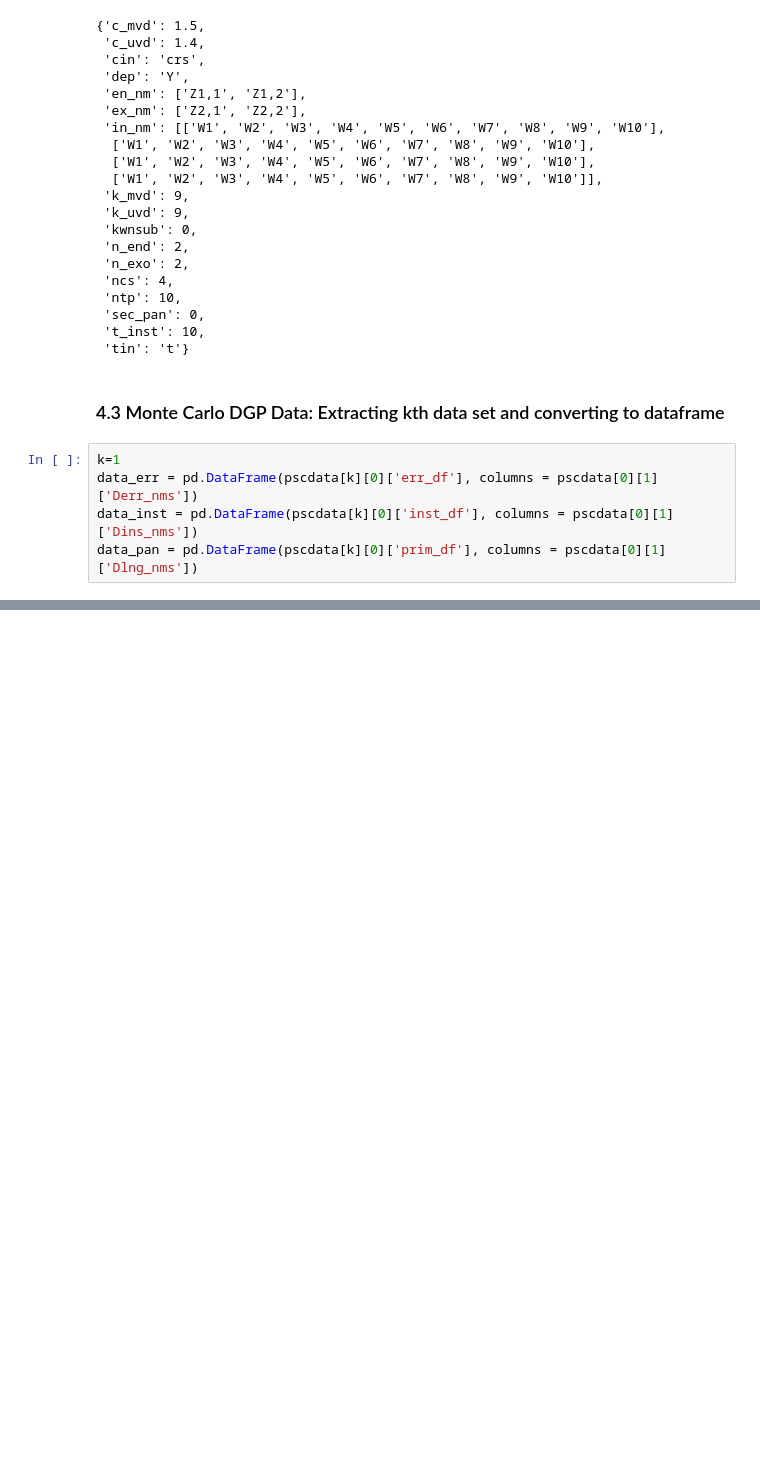
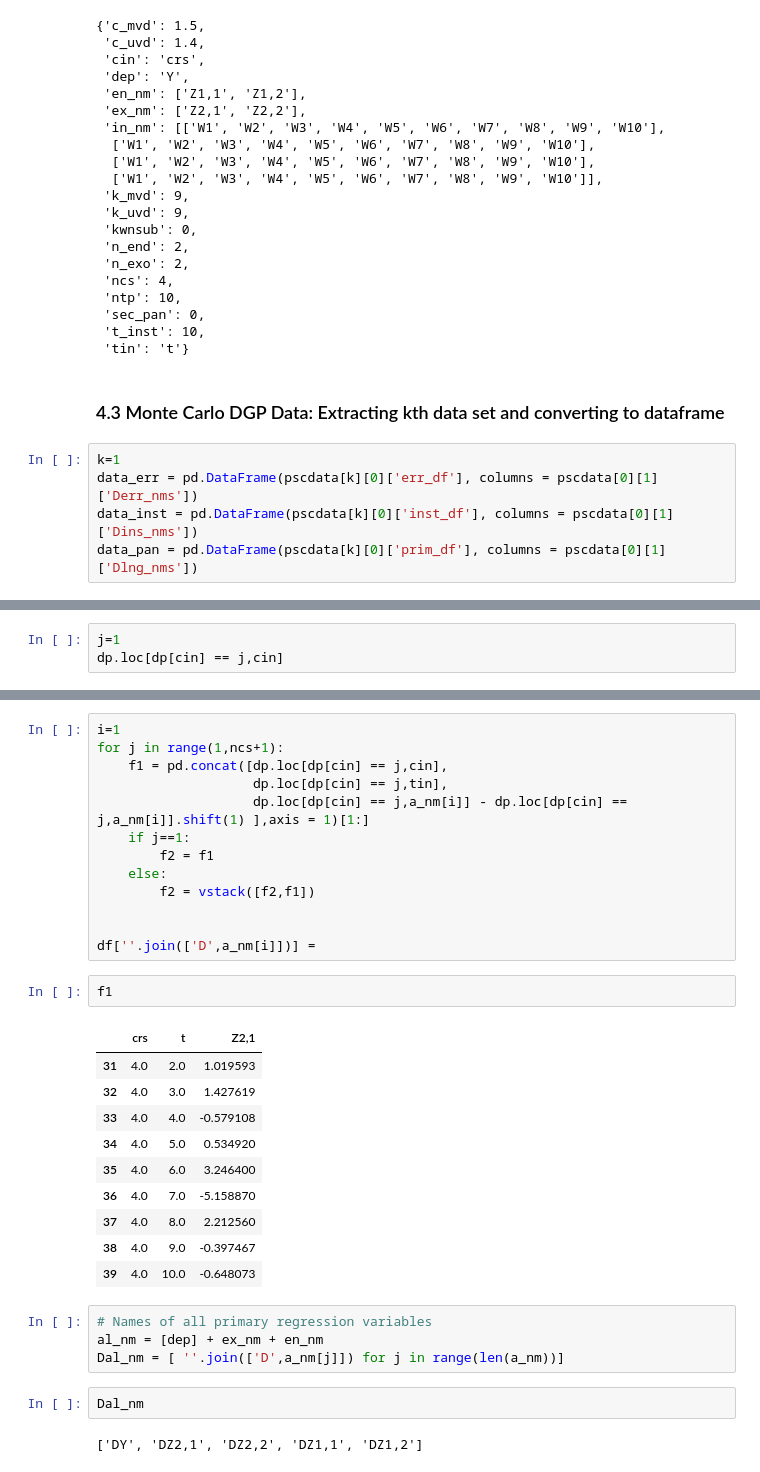
Before and after one commit to Existentialdredd/pan_sel_cntrl, a Jupyter notebook: psc.ipynb, the cells around one changed output, grey strips where cells are left out. Saved outputs shown, nothing was run; the diff lists cells and outputs as text; blank space fills up the shorter version.

```diff
--- a/psc.ipynb
+++ b/psc.ipynb
@@ -855,0 +846,3 @@ den
+# %%
+j=1
+dp.loc[dp[cin] == j,cin]
@@ -855,0 +861,34 @@ den
+# %%
+i=1
+for j in range(1,ncs+1):
+    f1 = pd.concat([dp.loc[dp[cin] == j,cin],
+                    dp.loc[dp[cin] == j,tin],
+                    dp.loc[dp[cin] == j,a_nm[i]] - dp.loc[dp[cin] == j,a_nm[i]].shift(1) ],axis = 1)[1:]
+    if j==1:
+        f2 = f1
+    else:
+        f2 = vstack([f2,f1])
+
+
+df[''.join(['D',a_nm[i]])] =
+# %%
+f1
+# %% [output]
+|  | crs | t | Z2,1 |
+| 31 | 4.0 | 2.0 | 1.019593 |
+| 32 | 4.0 | 3.0 | 1.427619 |
+| 33 | 4.0 | 4.0 | -0.579108 |
+| 34 | 4.0 | 5.0 | 0.534920 |
+| 35 | 4.0 | 6.0 | 3.246400 |
+| 36 | 4.0 | 7.0 | -5.158870 |
+| 37 | 4.0 | 8.0 | 2.212560 |
+| 38 | 4.0 | 9.0 | -0.397467 |
+| 39 | 4.0 | 10.0 | -0.648073 |
+# %%
+# Names of all primary regression variables
+al_nm = [dep] + ex_nm + en_nm
+Dal_nm = [ ''.join(['D',a_nm[j]]) for j in range(len(a_nm))]
+# %%
+Dal_nm
+# %% [output]
+['DY', 'DZ2,1', 'DZ2,2', 'DZ1,1', 'DZ1,2']
```
Also changed, not shown: parts of 5 cells of this notebook, 3 other files.
